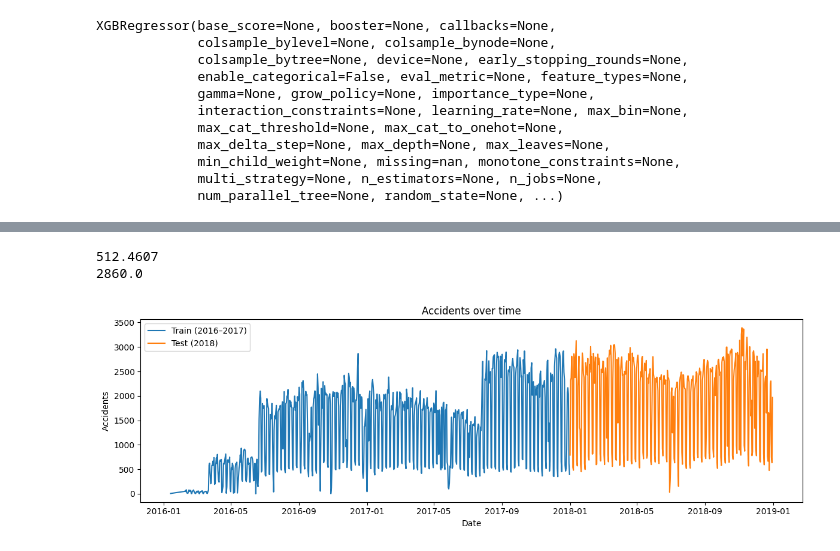
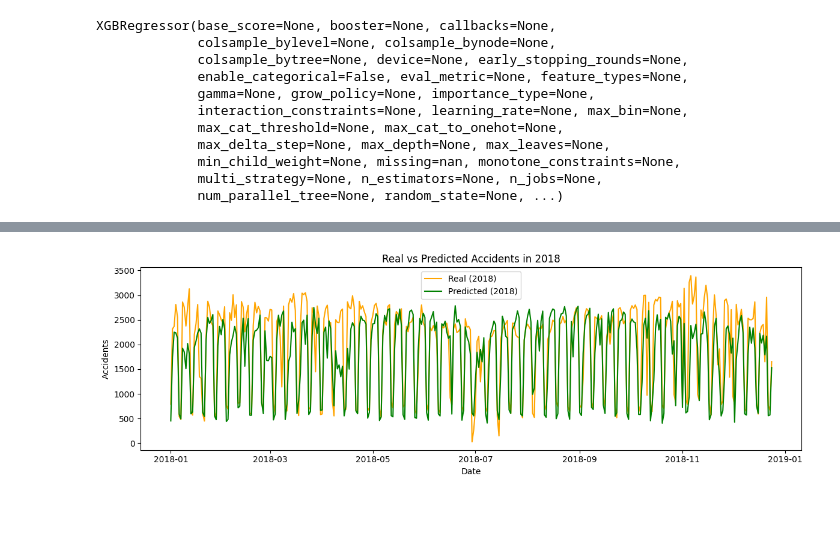
Before and after one commit to joanpedraza/ProyFinADGE-Pred_Acc_US, a Jupyter notebook: US_Accidents.ipynb, the cells around one changed output, grey strips where cells are left out. Drawn from its saved outputs; the diff is of its cells as text; code cells hidden in the pictures; blank space fills up the shorter version.

```diff
--- a/US_Accidents.ipynb
+++ b/US_Accidents.ipynb
@@ -130,12 +193,13 @@ only showing top 5 rows
 # %%
 from pyspark.sql.functions import avg
 
-df_interest_countrywise = df_interest.groupBy("Date").agg(
+df_interest_countrywise = df_accidents_daily.groupBy("Date").agg(
     avg("Temperature(F)").alias("Temperature(F)"),
     avg("Humidity(%)").alias("Humidity(%)"),
     avg("Pressure(in)").alias("Pressure(in)"),
     avg("Visibility(mi)").alias("Visibility(mi)"),
     avg("Wind_Speed(mph)").alias("Wind_Speed(mph)"),
+    avg("Wind_Direction_Index").alias("Wind_Direction_Index"),
     avg("Weather_Condition_Index").alias("Weather_Condition_Index"),
     avg("Accidents").alias("Accidents")
 )
@@ -213,7 +287,7 @@ df_ordered = df_countrywise_16_17.orderBy("Date")
 pdf = df_ordered.toPandas()
 
 # Extraemos las columnas numéricas y el numero de accidentes
-cols = ["Temperature(F)", "Humidity(%)", "Pressure(in)", "Visibility(mi)", "Wind_Speed(mph)", "Weather_Condition_Index", "Accidents"]
+cols = ["Temperature(F)", "Humidity(%)", "Pressure(in)", "Visibility(mi)", "Wind_Speed(mph)", "Wind_Direction_Index", "Weather_Condition_Index", "Accidents"]
 
 dias = 7
 X, y = [], []
@@ -227,7 +301,7 @@ X_train, Y_train = np.array(X), np.array(y)
 
 # Seleccionamos solo las columnas necesarias y las pasamos a numpy
 selected_cols = ["Temperature(F)", "Humidity(%)", "Pressure(in)",
-                 "Visibility(mi)", "Wind_Speed(mph)", "Weather_Condition_Index", "Accidents"]
+                 "Visibility(mi)", "Wind_Speed(mph)", "Wind_Direction_Index", "Weather_Condition_Index", "Accidents"]
 
 df_ordered = df_countrywise_16_17.orderBy("Date")
 
@@ -275,7 +330,7 @@ print(Y_train[0])
 
 # Seleccionamos solo las columnas necesarias y las pasamos a numpy
 selected_cols = ["Temperature(F)", "Humidity(%)", "Pressure(in)",
-                 "Visibility(mi)", "Wind_Speed(mph)", "Weather_Condition_Index", "Accidents"]
+                 "Visibility(mi)", "Wind_Speed(mph)", "Wind_Direction_Index", "Weather_Condition_Index", "Accidents"]
 
 df_ordered = df_countrywise_18.orderBy("Date")
 
@@ -362,35 +398,31 @@ MAE: 369.21
-# %%
-print(y_pred[0])
-print(Y_test[0])
-# %% [output]
-512.4607
-2860.0
-# %%
-import matplotlib.pyplot as plt
-
-# Convertir columnas 'Date' a tipo fecha en Spark (si no lo has hecho ya)
-from pyspark.sql.functions import to_date
-
-df_train = df_countrywise_16_17.withColumn("Date", to_date("Date"))
-df_test = df_countrywise_18.withColumn("Date", to_date("Date"))
-
-# Convertir a Pandas para graficar
-pdf_train = df_train.select("Date", "Accidents").orderBy("Date").toPandas()
-pdf_test = df_test.select("Date", "Accidents").orderBy("Date").toPandas()
-
-# Asegurar que las fechas sean tipo datetime en pandas
-pdf_train["Date"] = pd.to_datetime(pdf_train["Date"])
-pdf_test["Date"] = pd.to_datetime(pdf_test["Date"])
-
-# Graficar
-plt.figure(figsize=(12, 4))
-plt.plot(pdf_train["Date"], pdf_train["Accidents"], label="Train (2016–2017)")
-plt.plot(pdf_test["Date"], pdf_test["Accidents"], label="Test (2018)")
-plt.legend()
-plt.title("Accidents over time")
-plt.xlabel("Date")
-plt.ylabel("Accidents")
-plt.tight_layout()
-plt.show()
-# %% [output]
-[figure]
+# %%
+import matplotlib.pyplot as plt
+from pyspark.sql.functions import to_date
+import pandas as pd
+
+# Asegurar que la columna Date esté en formato fecha y ordenar
+df_dates_18 = df_countrywise_18.select("Date", "Accidents").orderBy("Date")
+
+# Obtener los datos como listas
+rows_18 = df_dates_18.collect()
+dates_18 = [row["Date"] for row in rows_18]
+real_accidents_18 = [row["Accidents"] for row in rows_18]
+
+# Validar que las predicciones coincidan en longitud
+if len(real_accidents_18) != len(y_pred):
+    # Truncar los valores reales y fechas a la longitud de y_pred
+    dates_18 = dates_18[:len(y_pred)]
+    real_accidents_18 = real_accidents_18[:len(y_pred)]
+
+# Graficar los resultados
+plt.figure(figsize=(12, 4))
+plt.plot(dates_18, real_accidents_18, label="Real (2018)", color="orange")
+plt.plot(dates_18, y_pred, label="Predicted (2018)", color="green")
+plt.title("Real vs Predicted Accidents in 2018")
+plt.xlabel("Date")
+plt.ylabel("Accidents")
+plt.legend()
+plt.tight_layout()
+plt.show()
+# %% [output]
+[figure, added]
```
Also changed, not shown: parts of 58 cells of this notebook.
